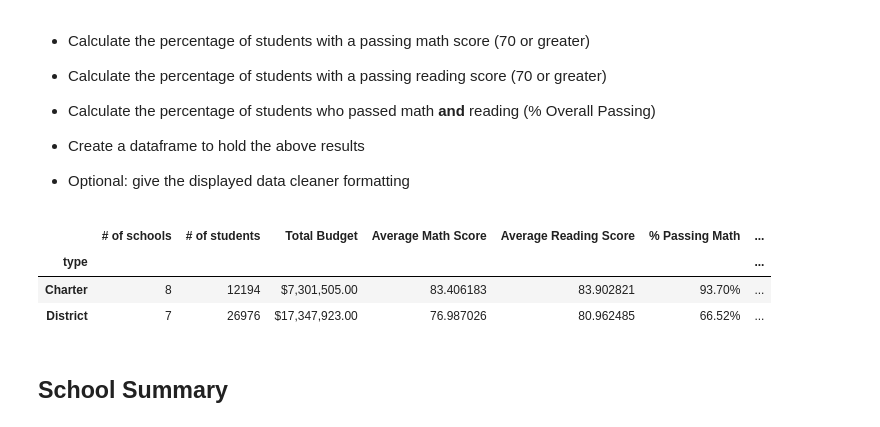
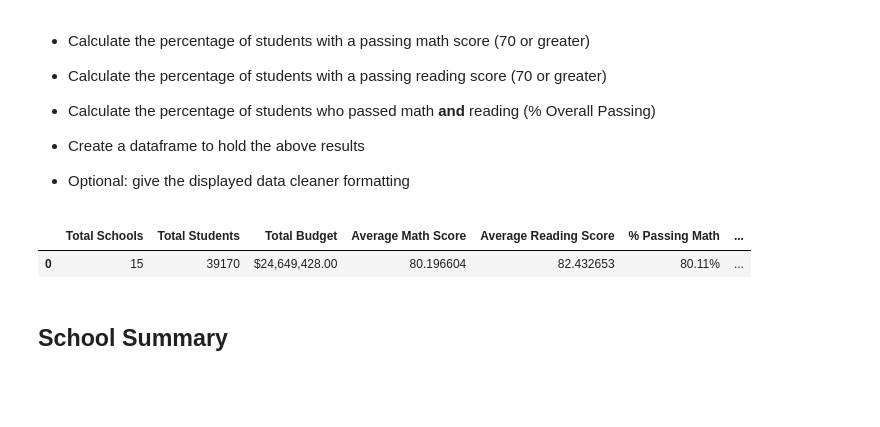
Before and after one commit to travisb98/Schools_Performance_Analysis, a Jupyter notebook: Final/Schools_Performance_Analysis.ipynb, the cells around one changed output. Cells and saved outputs as stored; diff of their text form; code cells hidden in the pictures; blank space fills up the shorter version.

Commit message:
realized i didn't follow instructions for the first section 'district summary' updated my code with a new dataframe to correct this

```diff
--- a/Final/Schools_Performance_Analysis.ipynb
+++ b/Final/Schools_Performance_Analysis.ipynb
@@ -136,39 +136,61 @@ summarydf_list = [dist_averages,passingmath_summary_dist,passingread_summary_dis
 #adds dist_totals to the summary dataframe manually
 summary_dist_df=dist_totals
 #loops through the remaining dataframes and joins them to the summary dataframe
 for sublist in summarydf_list:
     summary_dist_df=pd.merge(sublist,summary_dist_df,on="type")
 
 
 
 #eliminate columns # Passing Overall, Students Passing Reading, Students Passing Math,
 another_delety_list = ['# Passing Overall', 'Students Passing Reading', 'Students Passing Math']
 
 for each in another_delety_list:
     del summary_dist_df[each]
 
 #reorder based on readme
 dist_reorder_list=['# of schools','# of students','budget','Average Math Score','Average Reading Score','% Passing Math','% Passing Reading','% Passing Overall']
 summary_dist_df=summary_dist_df[dist_reorder_list]
 
-# format the 3 percentage columns as percentage
+# initially created the summary for charters and districts in error, summarizing this tabel to get the final result
+overall_dist_summary=pd.DataFrame({
+    "Total Schools": [summary_dist_df["# of schools"].sum()],
+    "Total Students":[summary_dist_df['# of students'].sum()],
+    "Total Budget":[summary_dist_df['budget'].sum()],
+    "Average Math Score":[summary_dist_df['Average Math Score'].mean()],
+    "Average Reading Score":[summary_dist_df['Average Reading Score'].mean()],
+    '% Passing Math':[summary_dist_df['% Passing Math'].mean()],
+    '% Passing Reading':[summary_dist_df['% Passing Reading'].mean()],
+    '% Passing Overall':[summary_dist_df['% Passing Overall'].mean()]
+
+    })
+
+
+# format the 3 percentage columns as percentage for summary_dist_df data frame
 dist_percent_listy_loop=['Reading','Math','Overall']
 for percenty in dist_percent_listy_loop:
     summary_dist_df["% Passing "+percenty]=summary_dist_df["% Passing "+percenty].map('{:.2%}'.format)
 
 #rename and forma the budget into currency format
 summary_dist_df=summary_dist_df.rename(columns={"budget":"Total Budget"})
 
 summary_dist_df["Total Budget"]=summary_dist_df["Total Budget"].map('${:,.2f}'.format)
 
 
+# format the 3 percentage columns as percentage for overall_dist_summary
+dist_percent_listy_loop=['Reading','Math','Overall']
+for percenty in dist_percent_listy_loop:
+    overall_dist_summary["% Passing "+percenty]=overall_dist_summary["% Passing "+percenty].map('{:.2%}'.format)
 
-summary_dist_df
+#rename and forma the budget into currency format
+overall_dist_summary=overall_dist_summary.rename(columns={"budget":"Total Budget"})
+
+overall_dist_summary["Total Budget"]=overall_dist_summary["Total Budget"].map('${:,.2f}'.format)
+
+# summary_dist_df
+overall_dist_summary
 # %% [output]
-|  | # of schools | # of students | Total Budget | Average Math Score | Average Reading Score | % Passing Math | ... |
-| type |  |  |  |  |  |  | ... |
-| Charter | 8 | 12194 | $7,301,505.00 | 83.406183 | 83.902821 | 93.70% | ... |
-| District | 7 | 26976 | $17,347,923.00 | 76.987026 | 80.962485 | 66.52% | ... |
+|  | Total Schools | Total Students | Total Budget | Average Math Score | Average Reading Score | % Passing Math | ... |
+| 0 | 15 | 39170 | $24,649,428.00 | 80.196604 | 82.432653 | 80.11% | ... |
 # %% [markdown]
 ## School Summary
 # %% [markdown]
```
Also changed, not shown: parts of 1 cell of this notebook, 3 other files.
